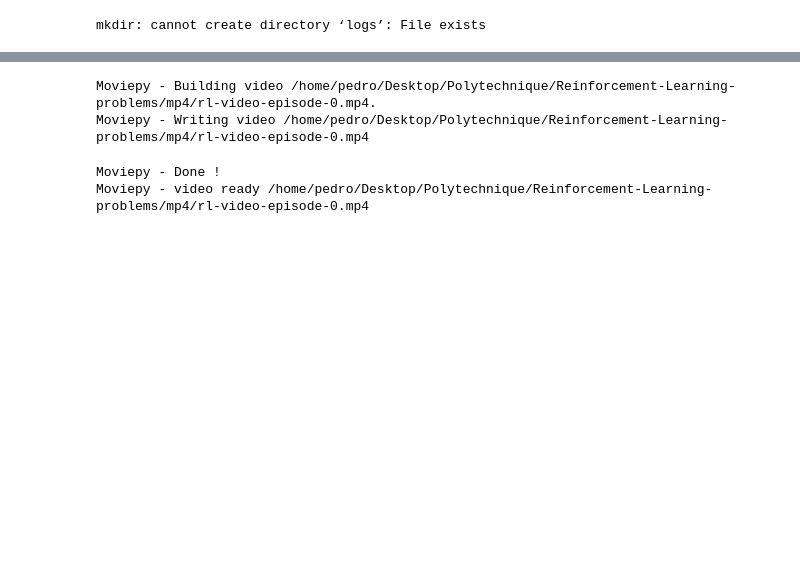
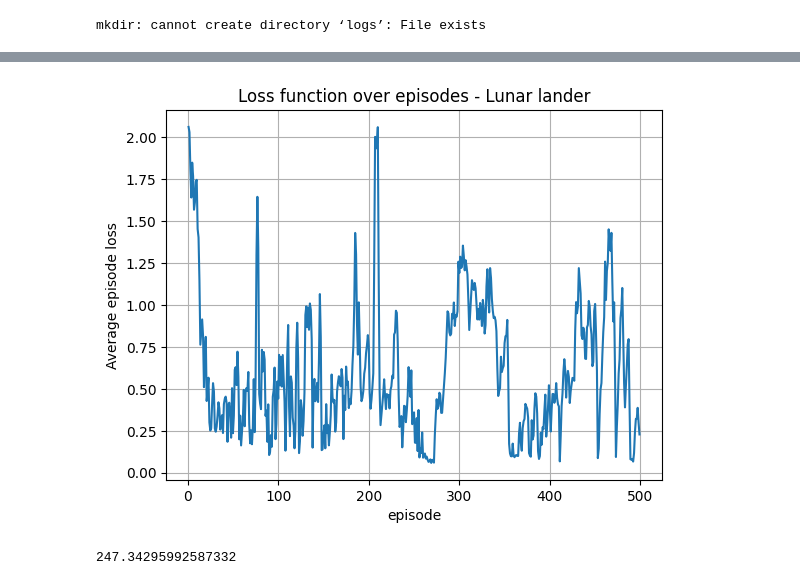
Before and after one commit to peulsilva/Reinforcement-Learning-problems, a Jupyter notebook: notebooks/03-lunar_lander.ipynb, the cells around one changed output, grey strips where cells are left out. Cells and saved outputs as stored; diff of their text form; code cells hidden in the pictures; blank space fills up the shorter version.

```diff
--- a/notebooks/03-lunar_lander.ipynb
+++ b/notebooks/03-lunar_lander.ipynb
@@ -122,3 +124,14 @@ plt.plot(losses)
+# %%
+
+plt.grid()
+plt.title("Loss function over episodes - Lunar lander")
+plt.ylabel("Average episode loss")
+plt.xlabel("episode")
+plt.plot(losses)
+
+plt.savefig("img/lunar-lander-loss.png")
+# %% [output]
+[figure, added]
 # %%
 env_video = RecordVideo(gym.make(
     "LunarLander-v2",
@@ -134,6 +147,8 @@ env_video = RecordVideo(gym.make(
 # %%
 count = 0
 state, _= env_video.reset()
+agent.epsilon = 0
+rewards = []
 while True:
     count += 1
     # Run agent on the state
@@ -143,7 +158,7 @@ while True:
     # Agent performs action
     next_state, reward, done, trunc, info = env_video.step(action)
 
-
+    rewards.append(reward)
     # Update state
     state = next_state
 
@@ -152,8 +167,7 @@ while True:
         logging.info(f"Game ended after {count} ticks")
         count = 0
         break
-# %% [output]
-Moviepy - Building video /home/pedro/Desktop/Polytechnique/Reinforcement-Learning-problems/mp4/rl-video-episode-0.mp4.
-Moviepy - Writing video /home/pedro/Desktop/Polytechnique/Reinforcement-Learning-problems/mp4/rl-video-episode-0.mp4
-Moviepy - Done !
-Moviepy - video ready /home/pedro/Desktop/Polytechnique/Reinforcement-Learning-problems/mp4/rl-video-episode-0.mp4
+# %%
+np.sum(rewards)
+# %% [output]
+247.34295992587332
```
Also changed, not shown: parts of 6 cells of this notebook, 6 other files.
